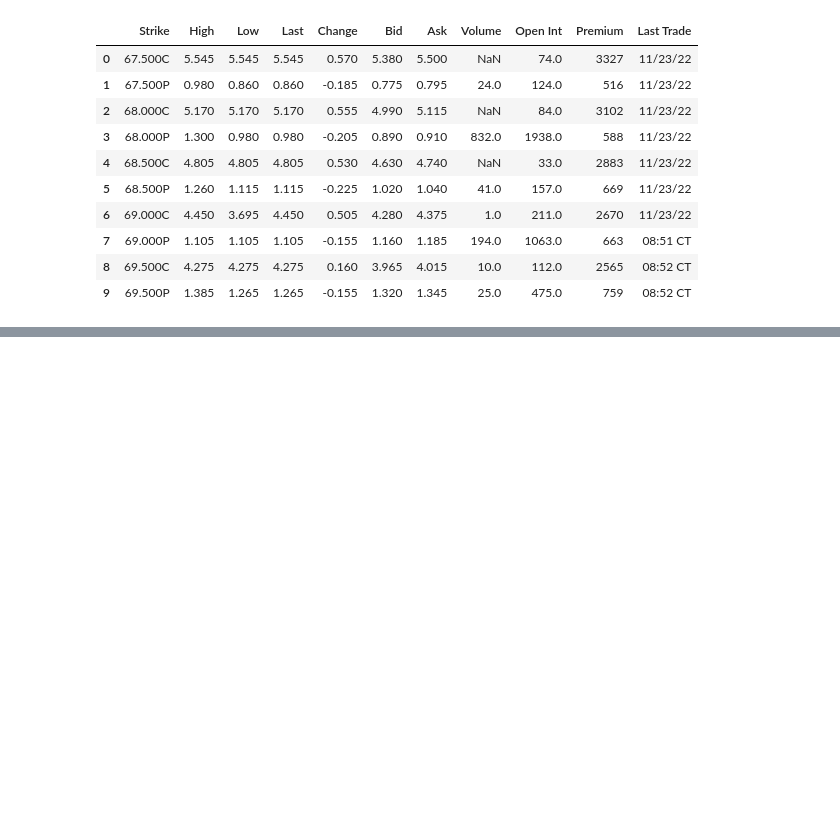
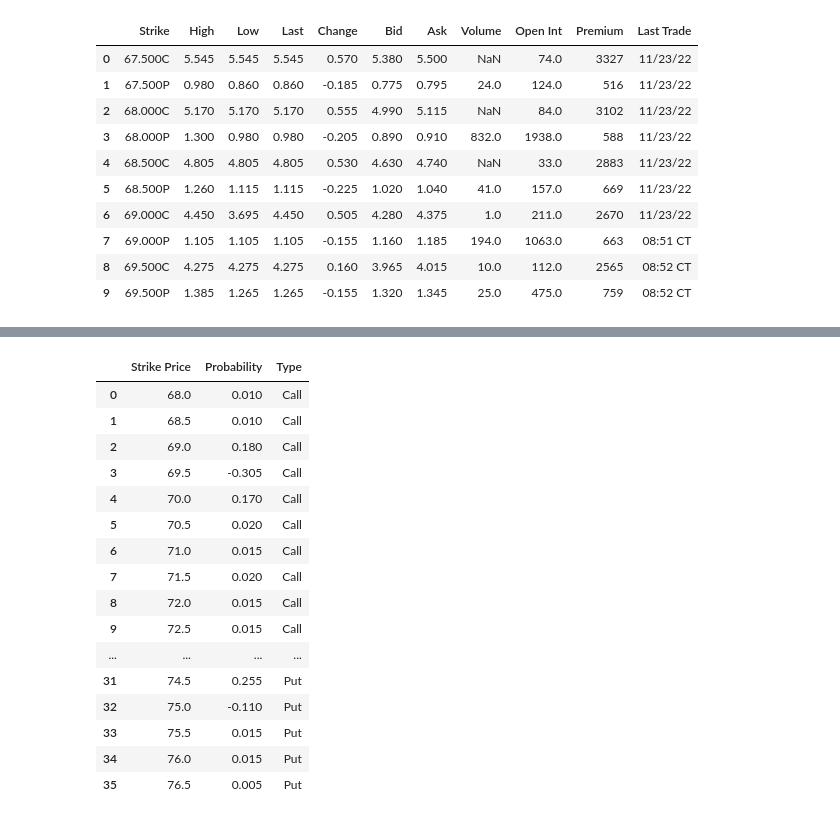
Before and after one commit to mfaldet/Stock-Evaluation, a Jupyter notebook: Option Trading/option_implied_probability.ipynb, the cells around one changed output, grey strips where cells are left out. Saved outputs shown, nothing was run; the diff lists cells and outputs as text; code cells hidden in the pictures; blank space fills up the shorter version.

```diff
--- a/Option Trading/option_implied_probability.ipynb
+++ b/Option Trading/option_implied_probability.ipynb
@@ -136,3 +121,27 @@ c_sbo
+# %%
+# Merge data [optional]
+c_sbo['Type']='Call'
+p_sbo['Type']='Put'
+sbo_probs = pd.concat([c_sbo,p_sbo], ignore_index=True)
+sbo_probs
+# %% [output]
+|  | Strike Price | Probability | Type |
+| 0 | 68.0 | 0.010 | Call |
+| 1 | 68.5 | 0.010 | Call |
+| 2 | 69.0 | 0.180 | Call |
+| 3 | 69.5 | -0.305 | Call |
+| 4 | 70.0 | 0.170 | Call |
+| 5 | 70.5 | 0.020 | Call |
+| 6 | 71.0 | 0.015 | Call |
+| 7 | 71.5 | 0.020 | Call |
+| 8 | 72.0 | 0.015 | Call |
+| 9 | 72.5 | 0.015 | Call |
+| ... | ... | ... | ... |
+| 31 | 74.5 | 0.255 | Put |
+| 32 | 75.0 | -0.110 | Put |
+| 33 | 75.5 | 0.015 | Put |
+| 34 | 76.0 | 0.015 | Put |
+| 35 | 76.5 | 0.005 | Put |
 # %%
 # Remove Outliers
 # %%
```
Also changed, not shown: parts of 3 cells of this notebook.
